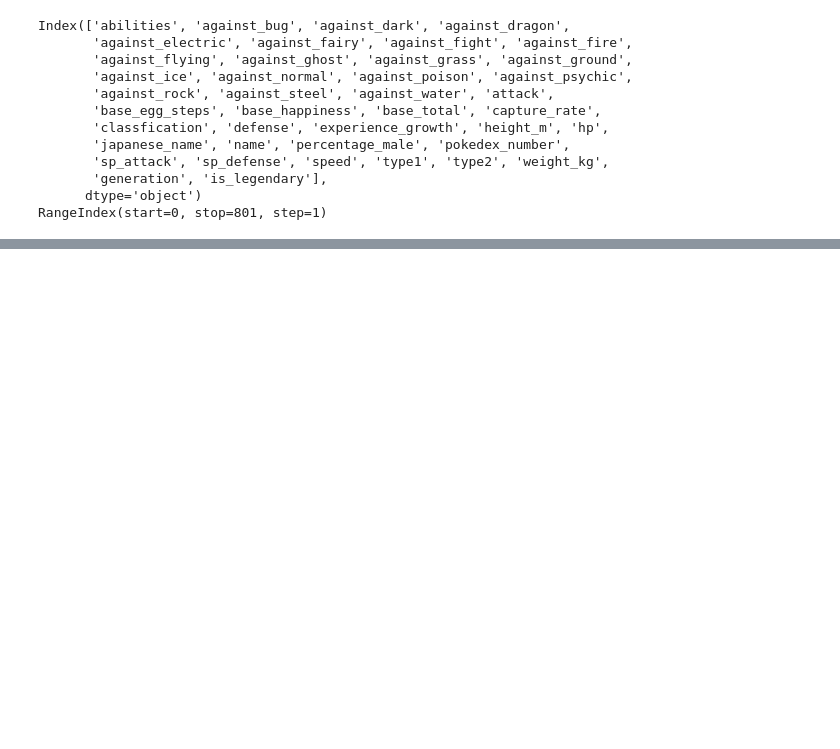
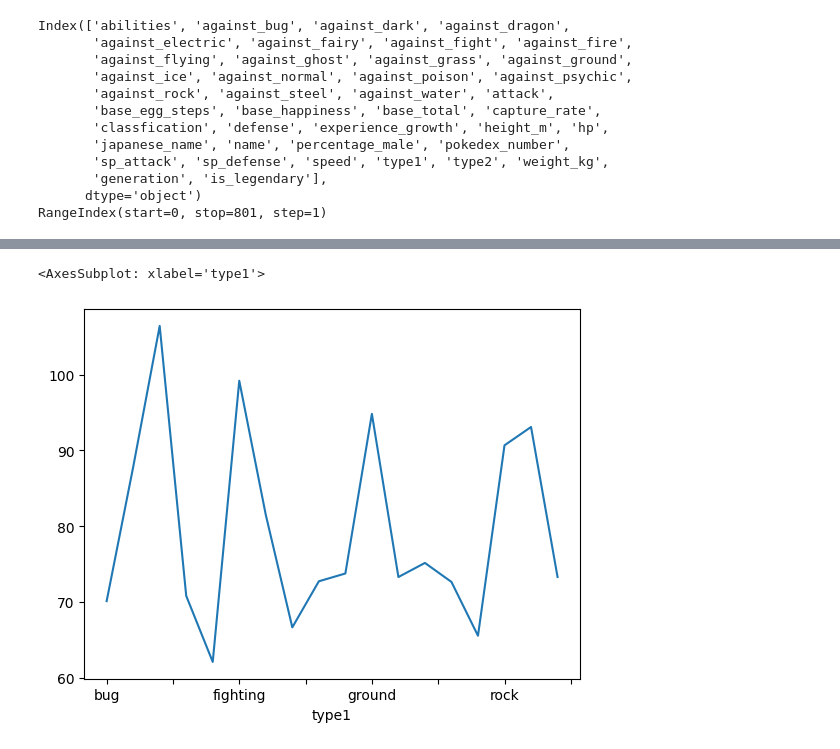
Before and after one commit to iancwm/python_crash_course, a Jupyter notebook: Pandas EDA.ipynb, the cells around one changed output, grey strips where cells are left out. Saved outputs shown, nothing was run; the diff lists cells and outputs as text; code cells hidden in the pictures; blank space fills up the shorter version.

Commit message:
Added visualization and aggregation code

```diff
--- a/Pandas EDA.ipynb
+++ b/Pandas EDA.ipynb
@@ -122,0 +297,3 @@ df.query("pokedex_number==150")
+# %%
+mean_attack = df.groupby('type1')['attack'].mean()
+mean_attack
@@ -122,0 +359,5 @@ df.query("pokedex_number==150")
+# %%
+mean_attack.plot()
+# %% [output]
+<AxesSubplot: xlabel='type1'>
+[figure, added]
```
Also changed, not shown: parts of 29 cells of this notebook.
